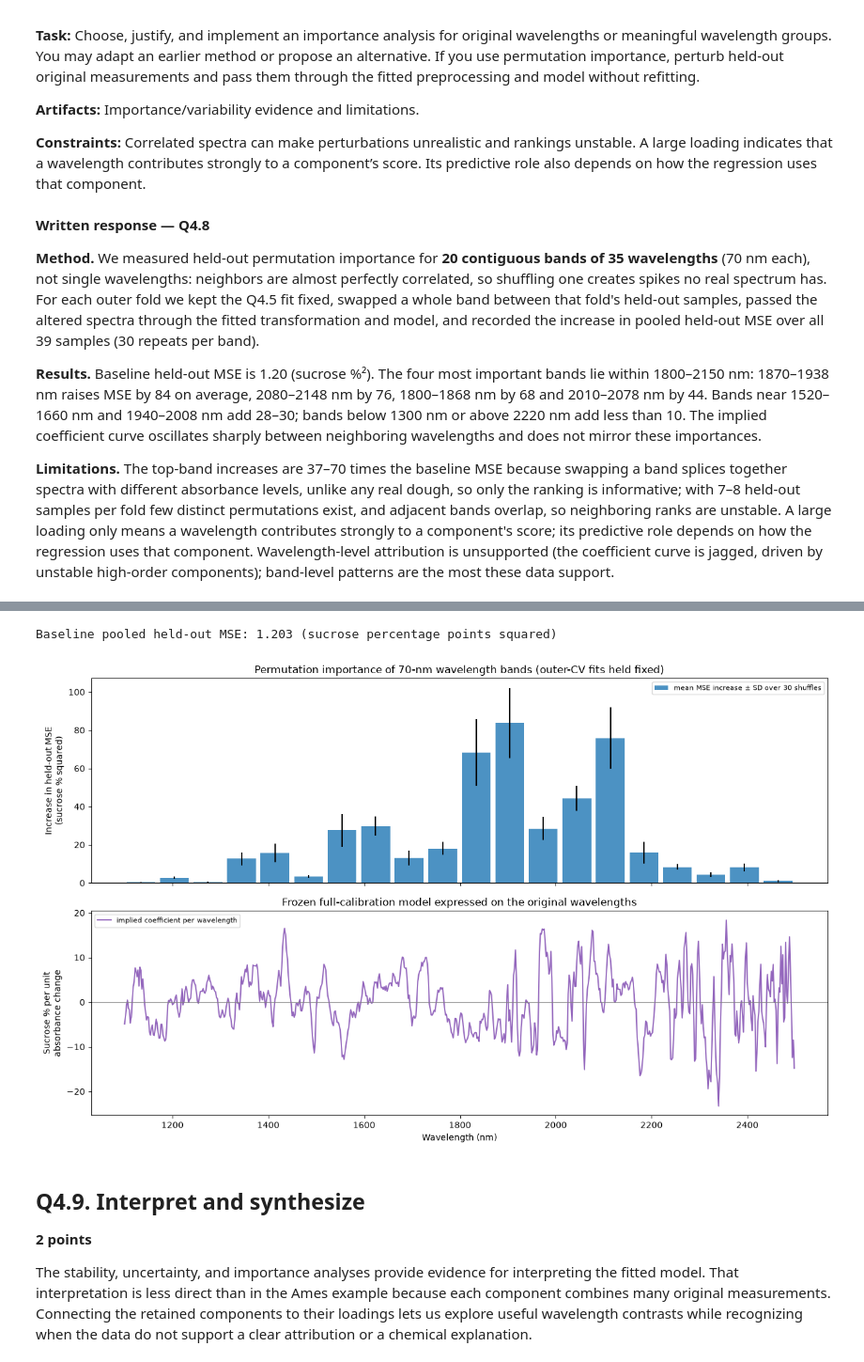
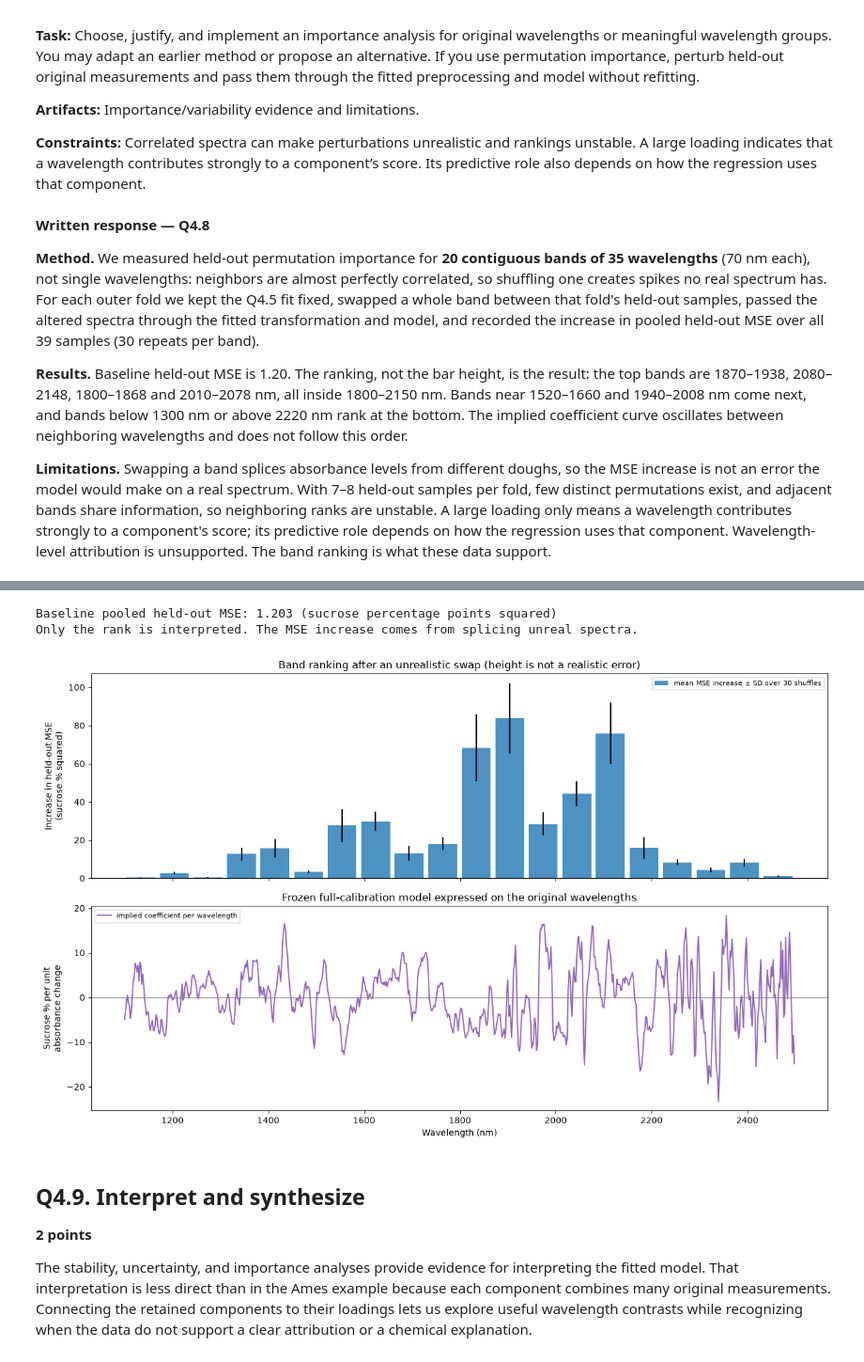
Before and after one commit to qqgjyx/AC-209A, a Jupyter notebook: homeworks/cs1090a_hw3/cs1090a_hw3.ipynb, the cells around one changed output, grey strips where cells are left out. Shown at 94% size. Drawn from its saved outputs; the diff is of its cells as text; code cells hidden in the pictures.

```diff
--- a/homeworks/cs1090a_hw3/cs1090a_hw3.ipynb
+++ b/homeworks/cs1090a_hw3/cs1090a_hw3.ipynb
@@ -2637,29 +2661,5 @@ The staff deliberately specified a different approach to the bootstrap stability
 
 **Artifact:** A short conceptual explanation.
 # %%
-# AC209A Extension 2 (illustration): what happens if PCA is refitted in every bootstrap resample.
-rng_ext2 = np.random.default_rng(8109)
-n_check = 12
-match_rows = []
-for b in range(50):
-    idx = rng_ext2.integers(0, len(cookie_y), size=len(cookie_y))
-    pca_b = fit_pca(cookie_X[idx])
-    # |cosine| between each refitted component and each fixed component.
-    cos = np.abs(pca_b["components"] @ fixed_pca["components"].T)
-    for j in range(n_check):
-        best = int(np.argmax(cos[j]))
-        match_rows.append({"resample": b, "component": j + 1, "distinct samples": len(np.unique(idx)),
-                           "components available": len(pca_b["singular_values"]),
-                           "|cos| with same-numbered fixed PC": cos[j, j], "best-matching fixed PC": best + 1,
-                           "sign flipped": float(np.sign(pca_b["components"][j] @ fixed_pca["components"][j]) < 0)})
-matches = pd.DataFrame(match_rows)
-matches["same index"] = (matches["best-matching fixed PC"] == matches["component"]).astype(float)
-summary_ext2 = matches.groupby("component").agg(
-    mean_abs_cos=("|cos| with same-numbered fixed PC", "mean"),
-    share_same_index=("same index", "mean"),
-    share_sign_flipped=("sign flipped", "mean"),
-)
-display(summary_ext2.round(3))
-print(f"Distinct calibration samples per resample: median {matches['distinct samples'].median():.0f}; "
-      f"components available after refitting: {matches['components available'].min()}-{matches['components available'].max()} "
-      f"(fixed PCA has {n_components})")
+# The required answer is the written explanation below.
+# It does not refit PCA or run another bootstrap.
@@ -2719,17 +2701,11 @@ B_PROCEDURE = 200
 rng_proc = np.random.default_rng(7109)
 procedure_preds = np.empty((B_PROCEDURE, len(cookie_y)))
 procedure_sizes = np.empty(B_PROCEDURE, dtype=int)
-oob_sq, oob_n = 0.0, 0
-in_bag = np.zeros((B_PROCEDURE, len(cookie_y)), dtype=bool)
 for b in range(B_PROCEDURE):
     idx = rng_proc.integers(0, len(cookie_y), size=len(cookie_y))
     fit_b = fit_pcr_lasso(cookie_X[idx], cookie_y[idx], bootstrap_folds(idx, seed=109 + b))
     procedure_preds[b] = predict_pcr_lasso(fit_b, cookie_X)
     procedure_sizes[b] = len(fit_b["selected"])
-    in_bag[b, idx] = True
-    oob = np.setdiff1d(np.arange(len(cookie_y)), idx)
-    oob_sq += np.sum((cookie_y[oob] - procedure_preds[b, oob]) ** 2)
-    oob_n += len(oob)
 
 final_cal_pred = predict_pcr_lasso(cookie_final, cookie_X)
 prediction_uncertainty = pd.DataFrame(
@@ -2738,15 +2714,10 @@ prediction_uncertainty = pd.DataFrame(
      "lower": np.percentile(procedure_preds, 2.5, axis=0), "upper": np.percentile(procedure_preds, 97.5, axis=0)}
 )
 prediction_uncertainty["width"] = prediction_uncertainty.upper - prediction_uncertainty.lower
-oob_preds = np.where(in_bag, np.nan, procedure_preds)  # each spectrum, only from resamples that excluded it
-oob_width = np.nanpercentile(oob_preds, 97.5, axis=0) - np.nanpercentile(oob_preds, 2.5, axis=0)
 display(prediction_uncertainty.round(3).head(10))
 print(f"95% procedure-bootstrap interval width: median {prediction_uncertainty.width.median():.2f}, "
       f"range {prediction_uncertainty.width.min():.2f}-{prediction_uncertainty.width.max():.2f} percentage points")
-print(f"Out-of-bag-only interval width: median {np.median(oob_width):.2f} percentage points")
 print(f"Bootstrap SD of a fitted prediction: median {prediction_uncertainty['bootstrap sd'].median():.2f} points")
-print(f"Out-of-bag RMSE of the bootstrap procedures: {np.sqrt(oob_sq / oob_n):.2f} points "
-      f"(outer-CV RMSE {lasso_cv_rmse:.2f})")
 print(f"Components selected across procedure resamples: median {np.median(procedure_sizes):.0f}, "
       f"range {procedure_sizes.min()}-{procedure_sizes.max()}")
 
@@ -2803,9 +2772,9 @@ Our models use principal components, but the original observations are measureme
 
 **Method.** We measured held-out permutation importance for **20 contiguous bands of 35 wavelengths** (70 nm each), not single wavelengths: neighbors are almost perfectly correlated, so shuffling one creates spikes no real spectrum has. For each outer fold we kept the Q4.5 fit fixed, swapped a whole band between that fold's held-out samples, passed the altered spectra through the fitted transformation and model, and recorded the increase in pooled held-out MSE over all 39 samples (30 repeats per band).
 
-**Results.** Baseline held-out MSE is 1.20 (sucrose %²). The four most important bands lie within 1800–2150 nm: 1870–1938 nm raises MSE by 84 on average, 2080–2148 nm by 76, 1800–1868 nm by 68 and 2010–2078 nm by 44. Bands near 1520–1660 nm and 1940–2008 nm add 28–30; bands below 1300 nm or above 2220 nm add less than 10. The implied coefficient curve oscillates sharply between neighboring wavelengths and does not mirror these importances.
+**Results.** Baseline held-out MSE is 1.20. The ranking, not the bar height, is the result: the top bands are 1870–1938, 2080–2148, 1800–1868 and 2010–2078 nm, all inside 1800–2150 nm. Bands near 1520–1660 and 1940–2008 nm come next, and bands below 1300 nm or above 2220 nm rank at the bottom. The implied coefficient curve oscillates between neighboring wavelengths and does not follow this order.
 
-**Limitations.** The top-band increases are 37–70 times the baseline MSE because swapping a band splices together spectra with different absorbance levels, unlike any real dough, so only the ranking is informative; with 7–8 held-out samples per fold few distinct permutations exist, and adjacent bands overlap, so neighboring ranks are unstable. A large loading only means a wavelength contributes strongly to a component's score; its predictive role depends on how the regression uses that component. Wavelength-level attribution is unsupported (the coefficient curve is jagged, driven by unstable high-order components); band-level patterns are the most these data support.
+**Limitations.** Swapping a band splices absorbance levels from different doughs, so the MSE increase is not an error the model would make on a real spectrum. With 7–8 held-out samples per fold, few distinct permutations exist, and adjacent bands share information, so neighboring ranks are unstable. A large loading only means a wavelength contributes strongly to a component's score; its predictive role depends on how the regression uses that component. Wavelength-level attribution is unsupported. The band ranking is what these data support.
 # %%
 # Q4.8: held-out permutation importance of contiguous wavelength bands.
 BAND_WIDTH = 35  # 35 wavelengths x 2 nm = 70 nm per band, 20 bands
@@ -2828,8 +2797,10 @@ for r in range(N_SHUFFLES):
                           "degradation": (np.sum((cookie_y - perturbed_pred) ** 2) - base_sq) / len(cookie_y)})
 band_repeats = pd.DataFrame(band_rows)
 band_importance = band_repeats.groupby("band (nm)", sort=False)["degradation"].agg(["mean", "std"])
-display(band_importance.sort_values("mean", ascending=False).round(3))
+band_importance.insert(0, "rank", band_importance["mean"].rank(ascending=False).astype(int))
+display(band_importance.sort_values("rank"))
 print(f"Baseline pooled held-out MSE: {base_sq / len(cookie_y):.3f} (sucrose percentage points squared)")
+print("Only the rank is interpreted. The MSE increase comes from splicing unreal spectra.")
 
 # Wavelength coefficient profile implied by the frozen full-calibration fit.
 wavelength_coef = cookie_final["pca"]["components"].T @ (cookie_final["model"].coef_ / cookie_final["scale"])
@@ -2839,7 +2810,7 @@ centers = [wavelengths[b].mean() for b in bands]
 axes[0].bar(centers, band_importance["mean"], width=60, yerr=band_importance["std"], color="tab:blue",
             alpha=0.8, label=f"mean MSE increase ± SD over {N_SHUFFLES} shuffles")
 axes[0].set_ylabel("Increase in held-out MSE\n(sucrose % squared)")
-axes[0].set_title("Permutation importance of 70-nm wavelength bands (outer-CV fits held fixed)")
+axes[0].set_title("Band ranking after an unrealistic swap (height is not a realistic error)")
 axes[0].legend(fontsize=8)
 axes[1].plot(wavelengths, wavelength_coef, color="tab:purple", label="implied coefficient per wavelength")
 axes[1].axhline(0, color="gray", lw=0.8)
@@ -2871,5 +2842,6 @@ plt.show()
 Baseline pooled held-out MSE: 1.203 (sucrose percentage points squared)
+Only the rank is interpreted. The MSE increase comes from splicing unreal spectra.
-[figure, old version]
+[figure, new version]
 # %% [markdown]
 <!-- END QUESTION -->
 
```
Also changed, not shown: parts of 14 cells of this notebook.
